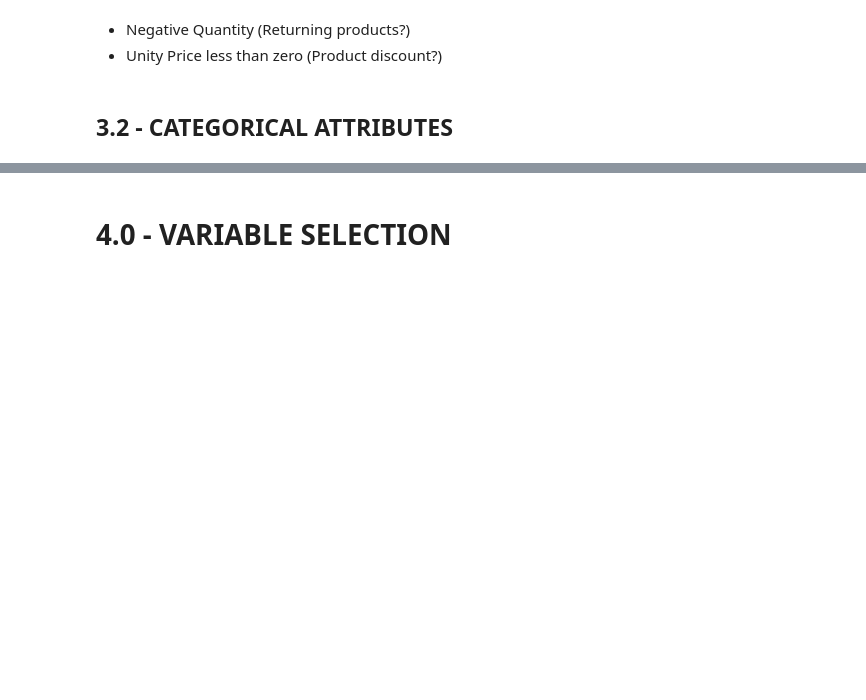
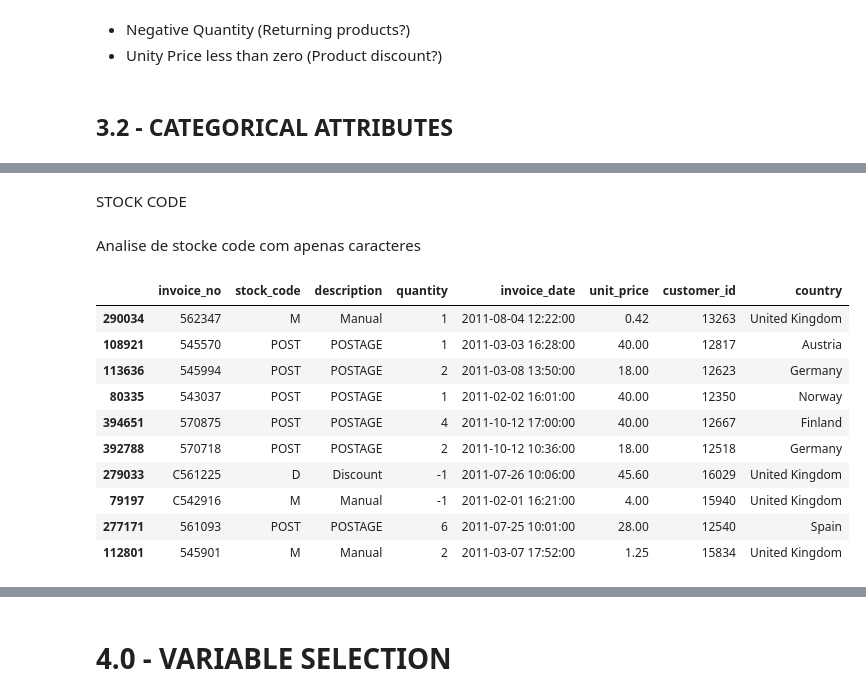
Before and after one commit to erickvieiras/customer_loyalty_program, a Jupyter notebook: notebook/clustering_v3.0.ipynb, the cells around one changed output, grey strips where cells are left out. Drawn from its saved outputs; the diff is of its cells as text; code cells hidden in the pictures; blank space fills up the shorter version.

```diff
--- a/notebook/clustering_v3.0.ipynb
+++ b/notebook/clustering_v3.0.ipynb
@@ -283,0 +325,18 @@ df_concat
+# %% [markdown]
+STOCK CODE
+# %% [markdown]
+Analise de stocke code com apenas caracteres
+# %%
+df3.loc[df3['stock_code'].apply(lambda x: bool(re.search('^[a-zA-Z]+$', x))), :].sample(10)
+# %% [output]
+|  | invoice_no | stock_code | description | quantity | invoice_date | unit_price | customer_id | country |
+| 290034 | 562347 | M | Manual | 1 | 2011-08-04 12:22:00 | 0.42 | 13263 | United Kingdom |
+| 108921 | 545570 | POST | POSTAGE | 1 | 2011-03-03 16:28:00 | 40.00 | 12817 | Austria |
+| 113636 | 545994 | POST | POSTAGE | 2 | 2011-03-08 13:50:00 | 18.00 | 12623 | Germany |
+| 80335 | 543037 | POST | POSTAGE | 1 | 2011-02-02 16:01:00 | 40.00 | 12350 | Norway |
+| 394651 | 570875 | POST | POSTAGE | 4 | 2011-10-12 17:00:00 | 40.00 | 12667 | Finland |
+| 392788 | 570718 | POST | POSTAGE | 2 | 2011-10-12 10:36:00 | 18.00 | 12518 | Germany |
+| 279033 | C561225 | D | Discount | -1 | 2011-07-26 10:06:00 | 45.60 | 16029 | United Kingdom |
+| 79197 | C542916 | M | Manual | -1 | 2011-02-01 16:21:00 | 4.00 | 15940 | United Kingdom |
+| 277171 | 561093 | POST | POSTAGE | 6 | 2011-07-25 10:01:00 | 28.00 | 12540 | Spain |
+| 112801 | 545901 | M | Manual | 2 | 2011-03-07 17:52:00 | 1.25 | 15834 | United Kingdom |
```
Also changed, not shown: parts of 36 cells of this notebook.
